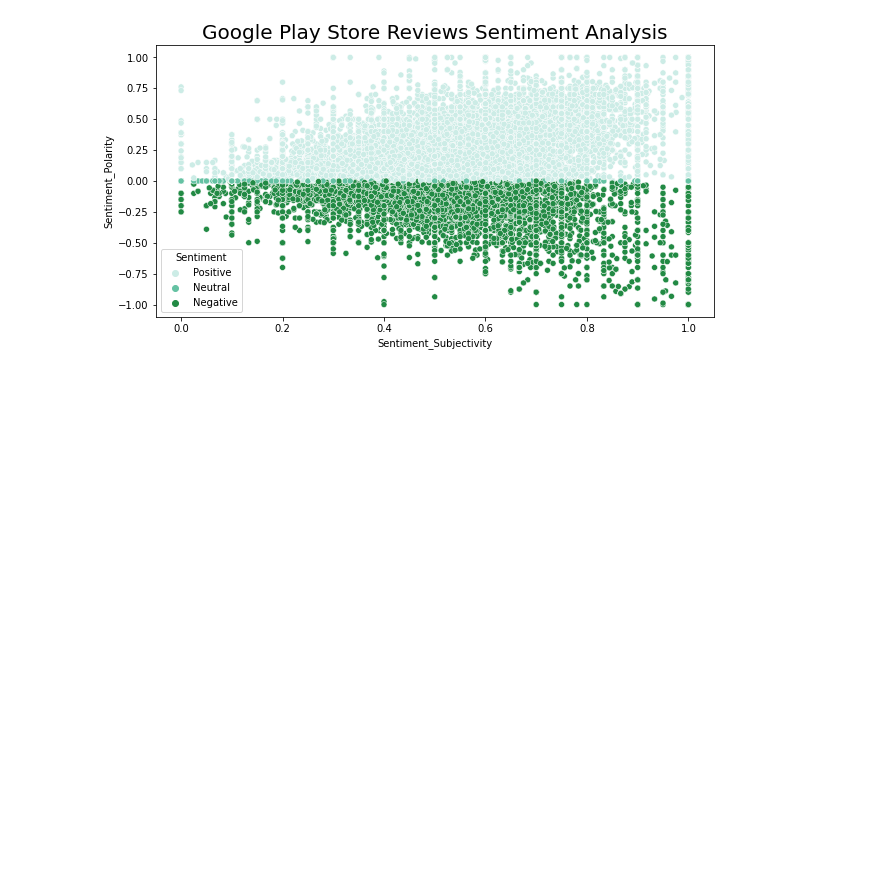
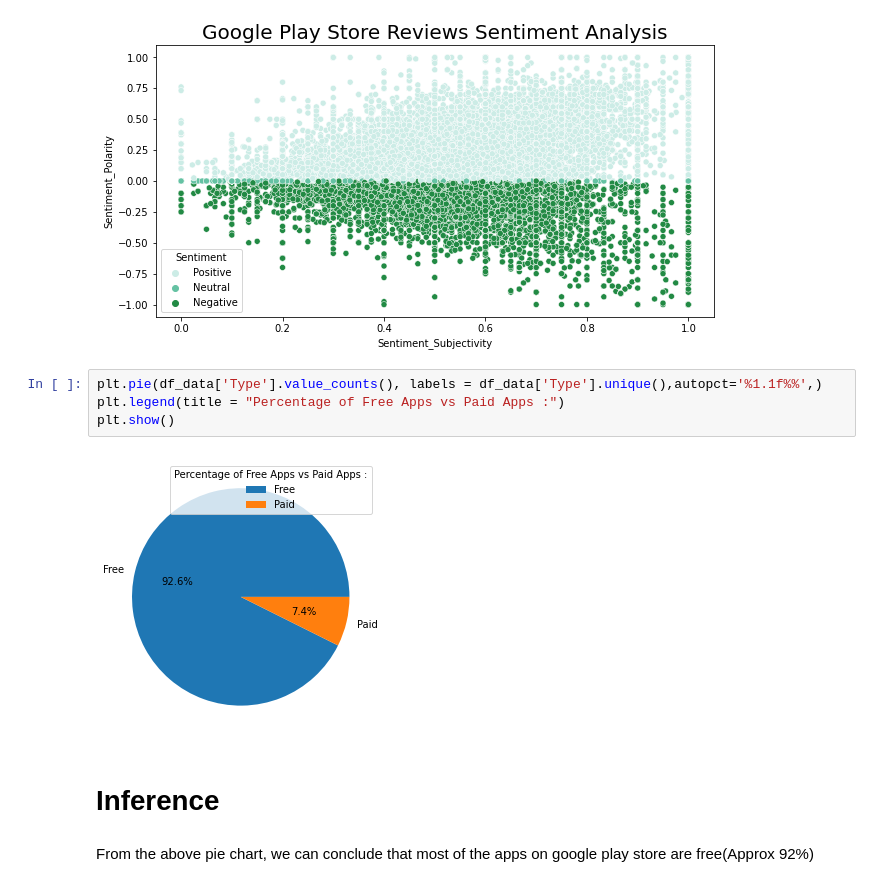
Before and after one commit to manjirikulkarni03/Play-store-app-review-analysis, a Jupyter notebook: Copy_of_EDA(Play_Store_Review)(Common_Team_Colab)_MK.ipynb, the cells around one changed output. Cells and saved outputs as stored; diff of their text form; blank space fills up the shorter version.

```diff
--- a/Copy_of_EDA(Play_Store_Review)(Common_Team_Colab)_MK.ipynb
+++ b/Copy_of_EDA(Play_Store_Review)(Common_Team_Colab)_MK.ipynb
@@ -609,3 +609,13 @@ plt.title("Google Play Store Reviews Sentiment Analysis", fontsize=20)
 plt.show()
 # %% [output]
 [figure]
+# %%
+plt.pie(df_data['Type'].value_counts(), labels = df_data['Type'].unique(),autopct='%1.1f%%',)
+plt.legend(title = "Percentage of Free Apps vs Paid Apps :")
+plt.show()
+# %% [output]
+[figure, added]
+# %% [markdown]
+# Inference
+# %% [markdown]
+From the above pie chart, we can conclude that most of the apps on google play store are free(Approx 92%)
```
Also changed, not shown: parts of 1 cell of this notebook.
